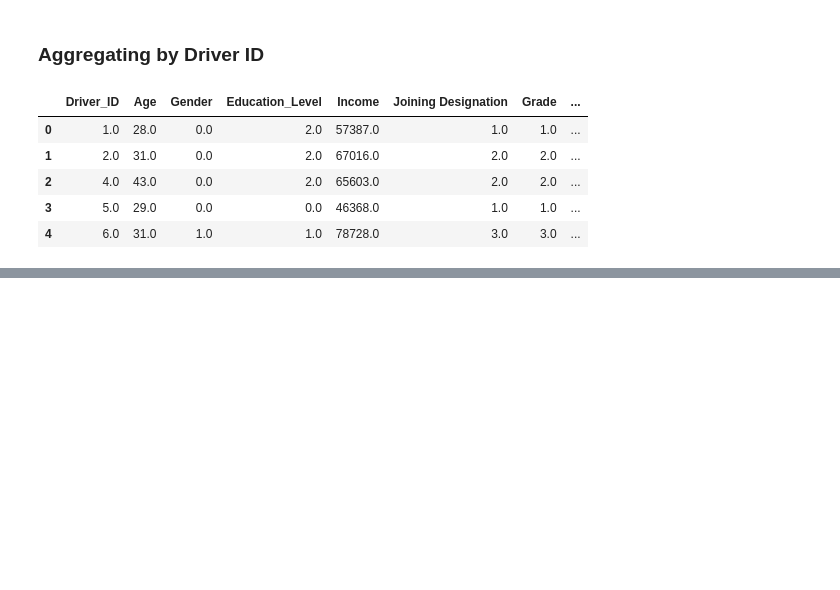
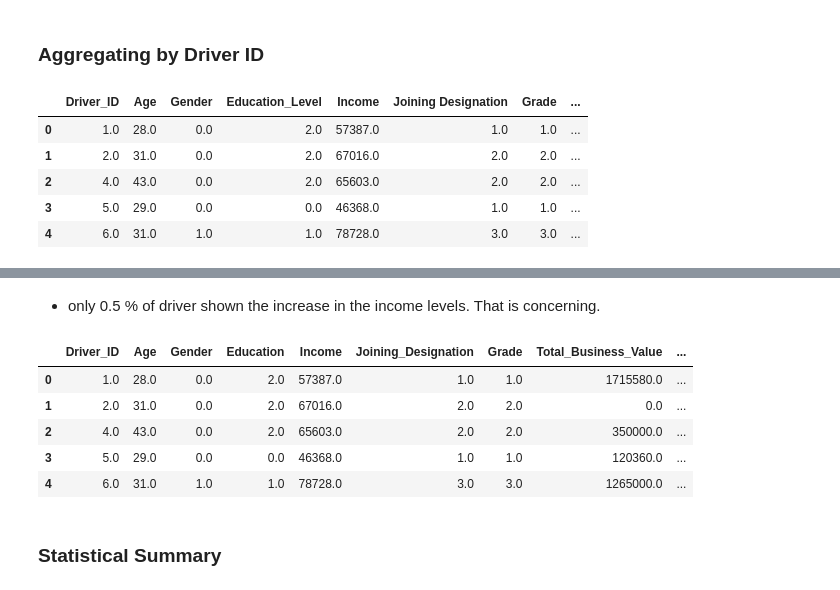
Before and after one commit to mayankbrn/9.10_Driver_churn_ensemble_learning, a Jupyter notebook: 10_Driver_churn_ensemble_learning.ipynb, the cells around one changed output, grey strips where cells are left out. Drawn from its saved outputs; the diff is of its cells as text; code cells hidden in the pictures; blank space fills up the shorter version.

```diff
--- a/10_Driver_churn_ensemble_learning.ipynb
+++ b/10_Driver_churn_ensemble_learning.ipynb
@@ -538,0 +671,13 @@ df_mod.head()
+# %% [markdown]
+- only 0.5 % of driver shown the increase in the income levels. That is concerning.
+# %%
+df_final.head()
+# %% [output]
+|  | Driver_ID | Age | Gender | Education | Income | Joining_Designation | Grade | Total_Business_Value | ... |
+| 0 | 1.0 | 28.0 | 0.0 | 2.0 | 57387.0 | 1.0 | 1.0 | 1715580.0 | ... |
+| 1 | 2.0 | 31.0 | 0.0 | 2.0 | 67016.0 | 2.0 | 2.0 | 0.0 | ... |
+| 2 | 4.0 | 43.0 | 0.0 | 2.0 | 65603.0 | 2.0 | 2.0 | 350000.0 | ... |
+| 3 | 5.0 | 29.0 | 0.0 | 0.0 | 46368.0 | 1.0 | 1.0 | 120360.0 | ... |
+| 4 | 6.0 | 31.0 | 1.0 | 1.0 | 78728.0 | 3.0 | 3.0 | 1265000.0 | ... |
+# %% [markdown]
+### Statistical Summary
```
Also changed, not shown: parts of 22 cells of this notebook.
